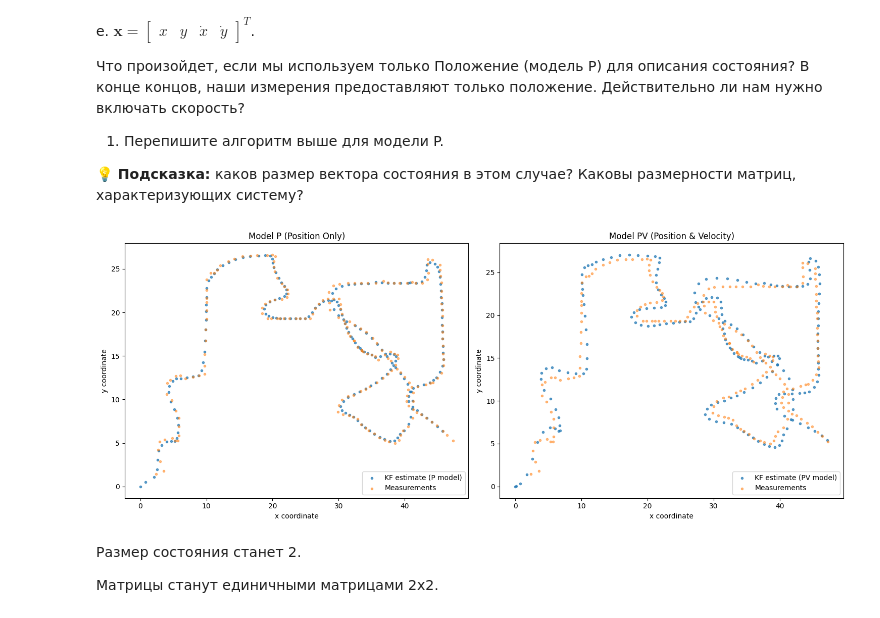
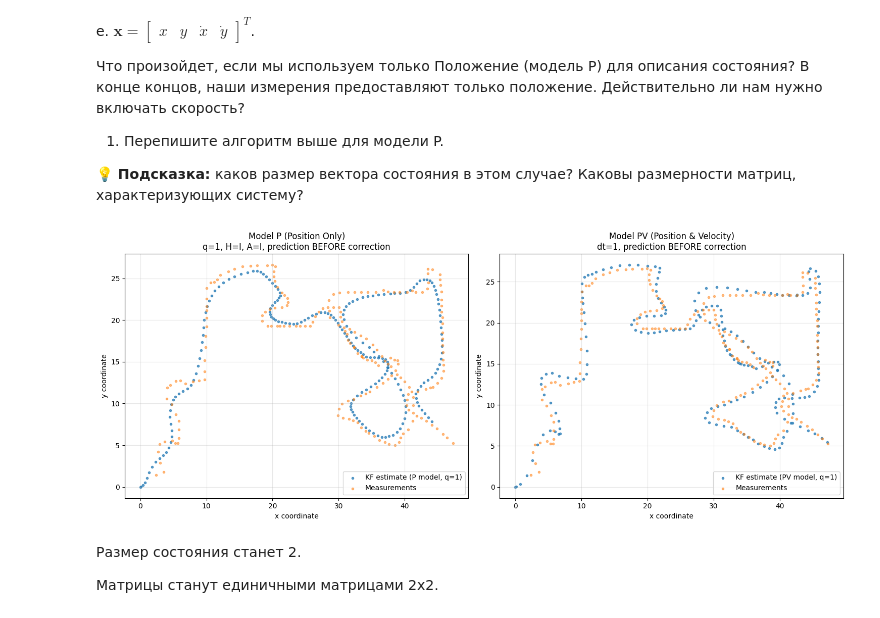
Before and after one commit to RinatHar/TimeSeries, a Jupyter notebook: 8 kalman_filter.ipynb, the cells around one changed output. Cells and saved outputs as stored; diff of their text form; code cells hidden in the pictures.

```diff
--- a/8 kalman_filter.ipynb
+++ b/8 kalman_filter.ipynb
@@ -954,93 +954,80 @@ import pandas as pd
 import matplotlib.pyplot as plt
 import cv2
 
-# Загрузка данных
 xy_motion = pd.read_csv('https://zenodo.org/records/10951538/files/kf_ts1.csv?download=1',
                         header=None).values.astype('float32')
 
-# --- Настройка фильтра Калмана для модели P (Только Положение) ---
-kalman_p = cv2.KalmanFilter(2, 2, 0)  # 2 состояния (x, y), 2 измерения (x, y)
+kalman_p = cv2.KalmanFilter(2, 2, 0)
 
-q_p = 10.0
-r_p = 20.0  # Дисперсия измерения (остается прежней)
-# dtime не нужен, так как модель не использует скорость
+q_p = 1.0      # дисперсия шума процесса
+r_p = 20.0     # дисперсия шума измерений
 
-# Матрица измерений H: измеряем x и y напрямую
-kalman_p.measurementMatrix = np.array([[1, 0],
-                                       [0, 1]], np.float32)
+kalman_p.measurementMatrix = np.eye(2, dtype=np.float32)
 
-# Матрица перехода A: следующее положение = текущее положение
-kalman_p.transitionMatrix = np.array([[1, 0],
-                                      [0, 1]], np.float32)
+kalman_p.transitionMatrix = np.eye(2, dtype=np.float32)
 
-# Ковариационная матрица шума процесса Q
-kalman_p.processNoiseCov = np.array([[1, 0],
-                                     [0, 1]], np.float32) * q_p
+kalman_p.processNoiseCov = np.eye(2, dtype=np.float32) * q_p
 
-# Ковариационная матрица шума измерений R
-kalman_p.measurementNoiseCov = np.array([[1, 0],
-                                         [0, 1]], np.float32) * r_p
+kalman_p.measurementNoiseCov = np.eye(2, dtype=np.float32) * r_p
 
-# --- Применение фильтра ---
 KF_estimate_xy_p = []
 
 for measurement in xy_motion:
-    pred = kalman_p.predict()
-    kalman_p.correct(measurement)
-    KF_estimate_xy_p.append((pred[0], pred[1]))
+    prediction = kalman_p.predict()
+    kalman_p.correct(measurement.reshape(2, 1))
+    KF_estimate_xy_p.append((prediction[0, 0], prediction[1, 0]))
 
-# --- Визуализация для сравнения ---
-# Сначала получим результаты исходной PV-модели для сравнения
-kalman_pv = cv2.KalmanFilter(4,2,0)
+kalman_pv = cv2.KalmanFilter(4, 2, 0)
 q_pv = 1
 r_pv = 20
 dtime = 1
 
-kalman_pv.measurementMatrix = np.array([[1,0,0,0],
-                                        [0,1,0,0]],np.float32)
-kalman_pv.transitionMatrix = np.array([[1,0,dtime,0],
-                                       [0,1,0,dtime],
-                                       [0,0,1,0],
-                                       [0,0,0,1]],np.float32)
-kalman_pv.processNoiseCov = np.array([[1,0,0,0],
-                                      [0,1,0,0],
-                                      [0,0,1,0],
-                                      [0,0,0,1]],np.float32) * q_pv
-kalman_pv.measurementNoiseCov = np.array([[1,0],
-                                          [0,1]],np.float32) * r_pv
+kalman_pv.measurementMatrix = np.array([[1, 0, 0, 0],
+                                        [0, 1, 0, 0]], np.float32)
+kalman_pv.transitionMatrix = np.array([[1, 0, dtime, 0],
+                                       [0, 1, 0, dtime],
+                                       [0, 0, 1, 0],
+                                       [0, 0, 0, 1]], np.float32)
+kalman_pv.processNoiseCov = np.array([[1, 0, 0, 0],
+                                      [0, 1, 0, 0],
+                                      [0, 0, 1, 0],
+                                      [0, 0, 0, 1]], np.float32) * q_pv
+kalman_pv.measurementNoiseCov = np.array([[1, 0],
+                                          [0, 1]], np.float32) * r_pv
 
 KF_estimate_xy_pv = []
 for i in xy_motion:
     pred = kalman_pv.predict()
     kalman_pv.correct(i)
-    KF_estimate_xy_pv.append(((pred[0]),(pred[1])))
+    KF_estimate_xy_pv.append(((pred[0]), (pred[1])))
 
-# Построение графиков
 fig, axes = plt.subplots(1, 2, figsize=(15, 6))
 
 # График для модели P (Только Положение)
 x_est_p, y_est_p = zip(*KF_estimate_xy_p)
 x_true, y_true = zip(*xy_motion)
-axes[0].scatter(x_est_p, y_est_p, marker='.', label='KF estimate (P model)', alpha=0.7)
+axes[0].scatter(x_est_p, y_est_p, marker='.', label='KF estimate (P model, q=1)', alpha=0.7)
 axes[0].scatter(x_true, y_true, marker='.', label='Measurements', alpha=0.5)
 axes[0].legend()
-axes[0].set_title('Model P (Position Only)')
+axes[0].set_title('Model P (Position Only)\nq=1, H=I, A=I, prediction BEFORE correction')
 axes[0].set_xlabel('x coordinate')
 axes[0].set_ylabel('y coordinate')
+axes[0].grid(True, alpha=0.3)
 
 # График для модели PV (Положение и Скорость)
 x_est_pv, y_est_pv = zip(*KF_estimate_xy_pv)
-axes[1].scatter(x_est_pv, y_est_pv, marker='.', label='KF estimate (PV model)', alpha=0.7)
+axes[1].scatter(x_est_pv, y_est_pv, marker='.', label='KF estimate (PV model, q=1)', alpha=0.7)
 axes[1].scatter(x_true, y_true, marker='.', label='Measurements', alpha=0.5)
 axes[1].legend()
-axes[1].set_title('Model PV (Position & Velocity)')
+axes[1].set_title('Model PV (Position & Velocity)\ndt=1, prediction BEFORE correction')
 axes[1].set_xlabel('x coordinate')
 axes[1].set_ylabel('y coordinate')
+axes[1].grid(True, alpha=0.3)
 
 plt.tight_layout()
 plt.show()
 # %% [output]
-[figure, old version]
+[figure, new version]
 # %% [markdown]
 Размер состояния станет 2.
 
```
Also changed, not shown: 4 other files.
